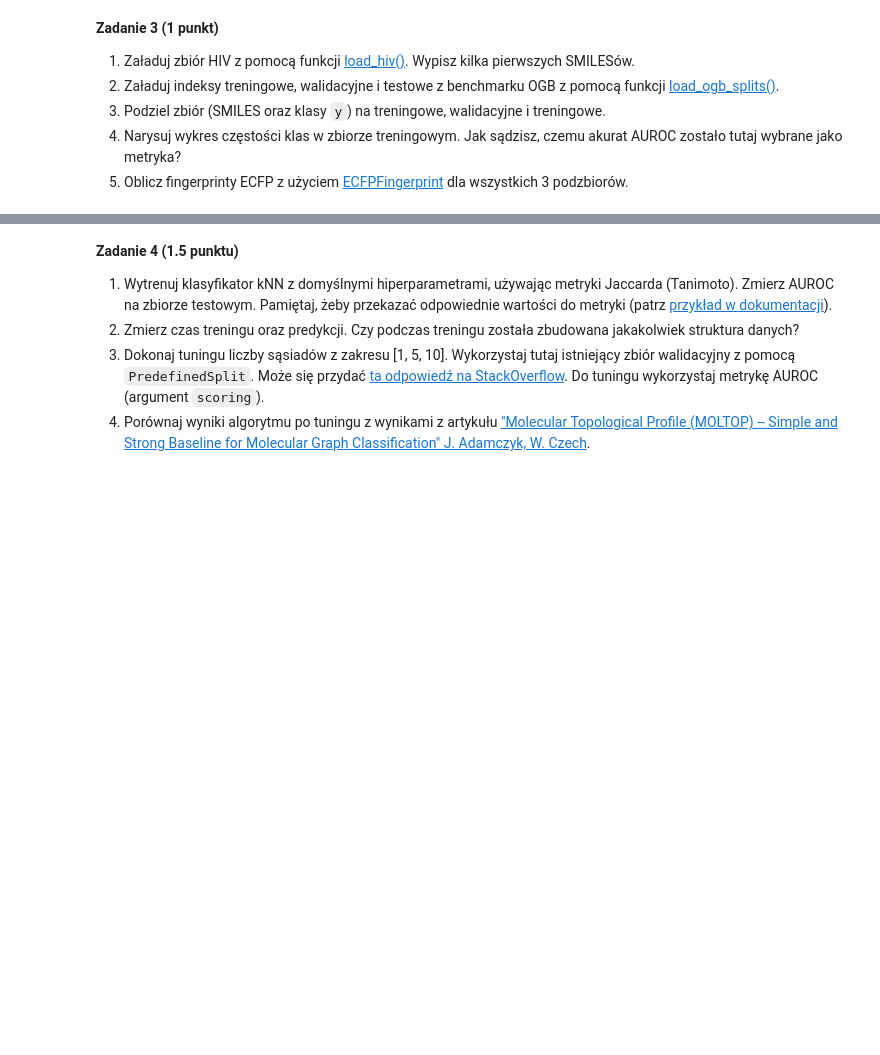
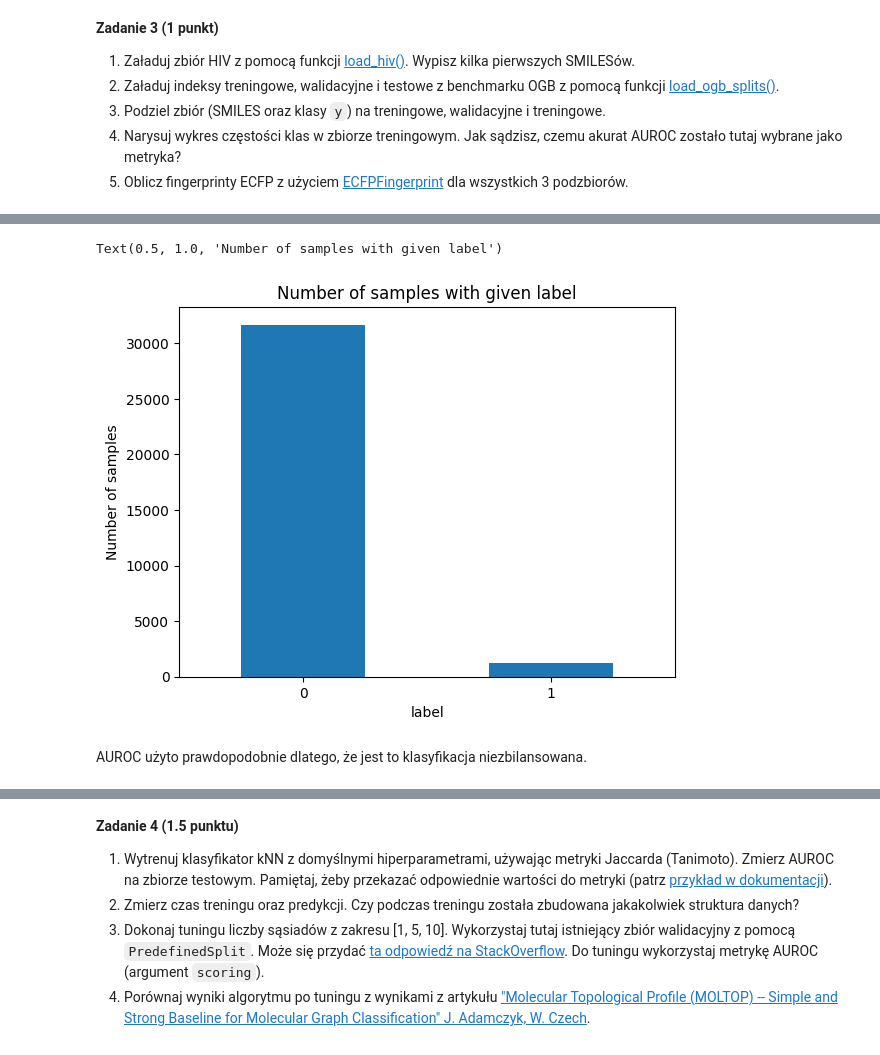
Before and after one commit to krzysztof-kopel/podstawy-uczenia-maszynowego, a Jupyter notebook: lab2/notebook.ipynb, the cells around one changed output, grey strips where cells are left out. Cells and saved outputs as stored; diff of their text form; code cells hidden in the pictures; blank space fills up the shorter version.

```diff
--- a/lab2/notebook.ipynb
+++ b/lab2/notebook.ipynb
@@ -522,3 +531,8 @@ Jako że zbiór jest ma cechy binarne, to nie ma potrzeby żadnego skalowania zm
 3. Podziel zbiór (SMILES oraz klasy `y`) na treningowe, walidacyjne i treningowe.
 4. Narysuj wykres częstości klas w zbiorze treningowym. Jak sądzisz, czemu akurat AUROC zostało tutaj wybrane jako metryka?
 5. Oblicz fingerprinty ECFP z użyciem [ECFPFingerprint](https://scikit-fingerprints.readthedocs.io/latest/modules/generated/skfp.fingerprints.ECFPFingerprint.html) dla wszystkich 3 podzbiorów.
+# %%
+from skfp.datasets.moleculenet import load_hiv
+
+df_hiv = load_hiv(as_frame=True)
+df_hiv.head(5)
@@ -524,0 +546,22 @@ Jako że zbiór jest ma cechy binarne, to nie ma potrzeby żadnego skalowania zm
+# %%
+from skfp.datasets.moleculenet import load_ogb_splits
+
+indices = load_ogb_splits("HIV")
+# %%
+df_hiv_train = df_hiv.iloc[indices[0]]
+df_hiv_valid = df_hiv.iloc[indices[1]]
+df_hiv_test = df_hiv.iloc[indices[2]]
+
+X_train, y_train = df_hiv_train.SMILES, df_hiv_train.label
+X_valid, y_valid = df_hiv_valid.SMILES, df_hiv_valid.label
+X_test, y_test = df_hiv_test.SMILES, df_hiv_test.label
+# %%
+y_train.value_counts().plot.bar()
+plt.xticks(rotation=0)
+plt.ylabel("Number of samples")
+plt.title("Number of samples with given label")
+# %% [output]
+Text(0.5, 1.0, 'Number of samples with given label')
+[figure, added]
+# %% [markdown]
+AUROC użyto prawdopodobnie dlatego, że jest to klasyfikacja niezbilansowana.
```
Also changed, not shown: parts of 14 cells of this notebook, 2 other files.
